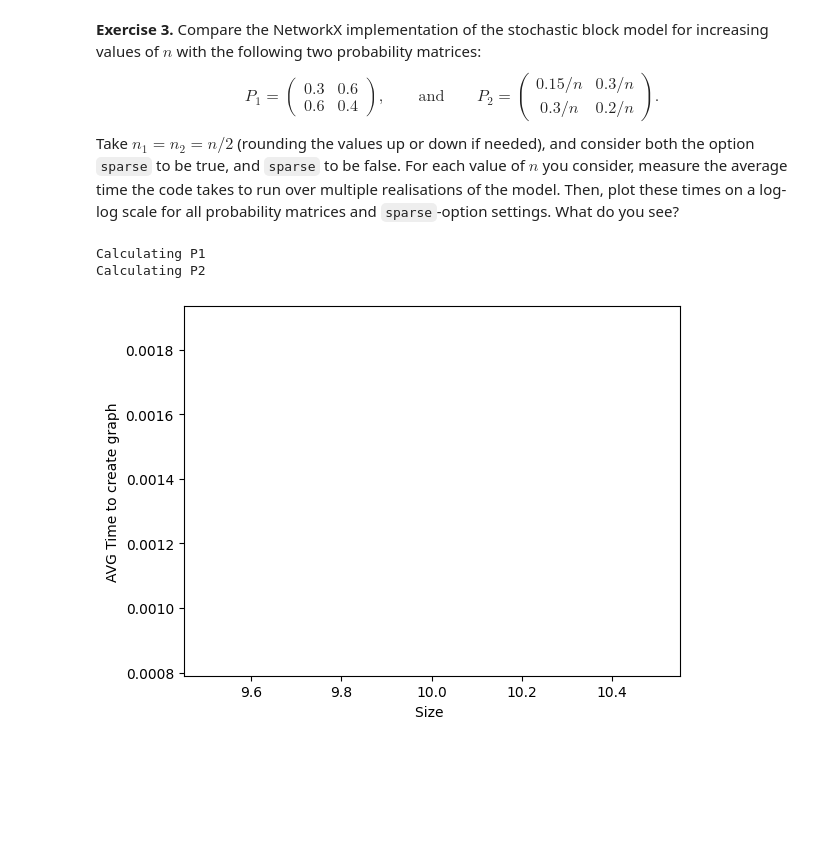
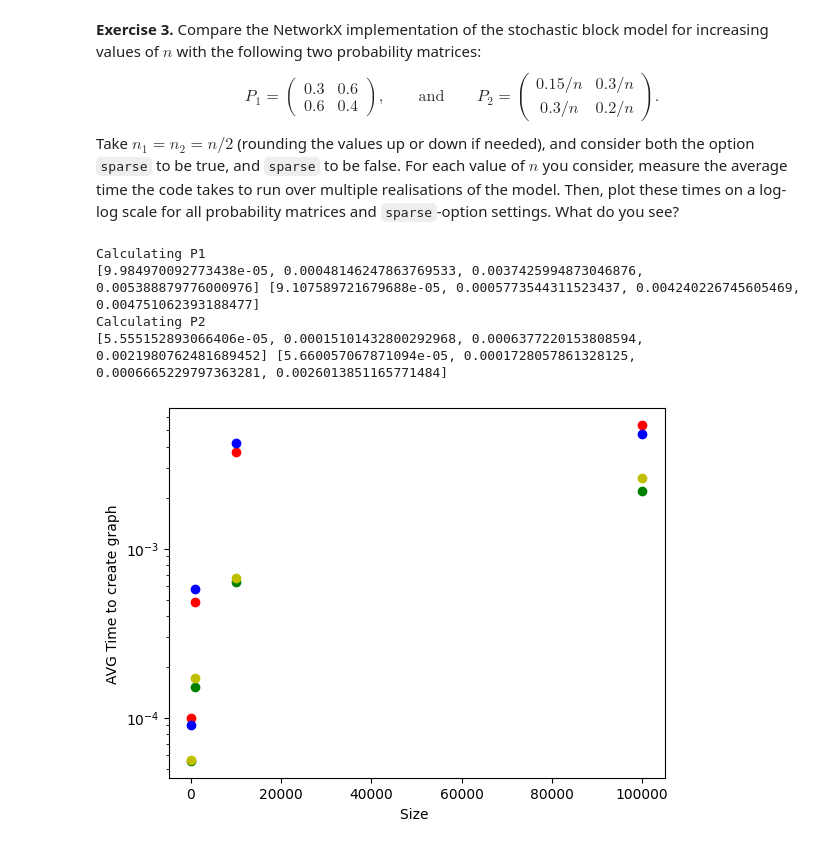
Before and after one commit to kativenOG/Network_statistics, a Jupyter notebook: notebooks/Intro/SBM.ipynb, the cells around one changed output. Cells and saved outputs as stored; diff of their text form; code cells hidden in the pictures; blank space fills up the shorter version.

```diff
--- a/notebooks/Intro/SBM.ipynb
+++ b/notebooks/Intro/SBM.ipynb
@@ -74,51 +74,52 @@ Like in the Erdős–Rényi model, the implementation of ``stochastic_block_mode
 import time
 import matplotlib.pyplot as plt
 import networkx as nx
-n_iterations = list(range(1,2))
-tests_for_iteration = 2
+n_iterations = list(range(1,5))
+tests_for_iteration = 5
 P1 = [[0.3,0.6],[0.6,0.4]]
 P2 = [[0.15,0.3],[0.3,0.2]]
 
 def calculate_avg_time(P,n_iterations,tests_for_iteration):
     n = 10
     plot_times, plot_times_sparse = [],[]
     for _ in n_iterations:
-        n *=10
+        n *=2
         with_sparse = []
         without_sparse = []
         for _ in range(tests_for_iteration):
             start_time = time.time()
             G = nx.stochastic_block_model(sizes=[int(n/2),int(n/2)],p=P,sparse=False)
             without_sparse.append(time.time() - start_time)
         for _ in range(tests_for_iteration):
             start_time = time.time()
             G = nx.stochastic_block_model(sizes=[int(n/2),int(n/2)],p=P,sparse=True)
             with_sparse.append(time.time() - start_time)
         plot_times.append(sum(without_sparse)/len(without_sparse))
         plot_times_sparse.append(sum(with_sparse)/len(with_sparse))
+    print(plot_times,plot_times_sparse)
     return plot_times,plot_times_sparse
 
 print("Calculating P1")
 plot_times1,plot_times_sparse1 = calculate_avg_time(P1,n_iterations,tests_for_iteration)
 print("Calculating P2")
 plot_times2,plot_times_sparse2 = calculate_avg_time(P2,n_iterations,tests_for_iteration)
 
-def plot_sbm(times,n_iterations):
-    n_x_axys = []
-    n = 10
-    for _ in n_iterations:
-        n = 10
-        n_x_axys.append(n)
-    plt.plot(n_x_axys,times)
-    plt.ylabel("AVG Time to create graph")
-    plt.xlabel("Size ")
-    plt.show
-
-plot_sbm(plot_times1,n_iterations)
-plot_sbm(plot_times_sparse1,n_iterations)
-plot_sbm(plot_times2,n_iterations)
-plot_sbm(plot_times_sparse2,n_iterations)
+n_x_axys = []
+n = 10
+for _ in n_iterations:
+    n *=10
+    n_x_axys.append(n)
+plt.plot(n_x_axys,plot_times1,"ro")
+plt.plot(n_x_axys,plot_times_sparse1,"bo")
+plt.plot(n_x_axys,plot_times2,"go")
+plt.plot(n_x_axys,plot_times_sparse2,"yo")
+plt.ylabel("AVG Time to create graph")
+plt.yscale('log')
+plt.xlabel("Size ")
+plt.show()
 # %% [output]
 Calculating P1
+[9.984970092773438e-05, 0.00048146247863769533, 0.0037425994873046876, 0.005388879776000976] [9.107589721679688e-05, 0.0005773544311523437, 0.004240226745605469, 0.004751062393188477]
 Calculating P2
+[5.555152893066406e-05, 0.00015101432800292968, 0.0006377220153808594, 0.0021980762481689452] [5.660057067871094e-05, 0.0001728057861328125, 0.0006665229797363281, 0.0026013851165771484]
-[figure, old version]
+[figure, new version]
```
Also changed, not shown: 1 other file.
